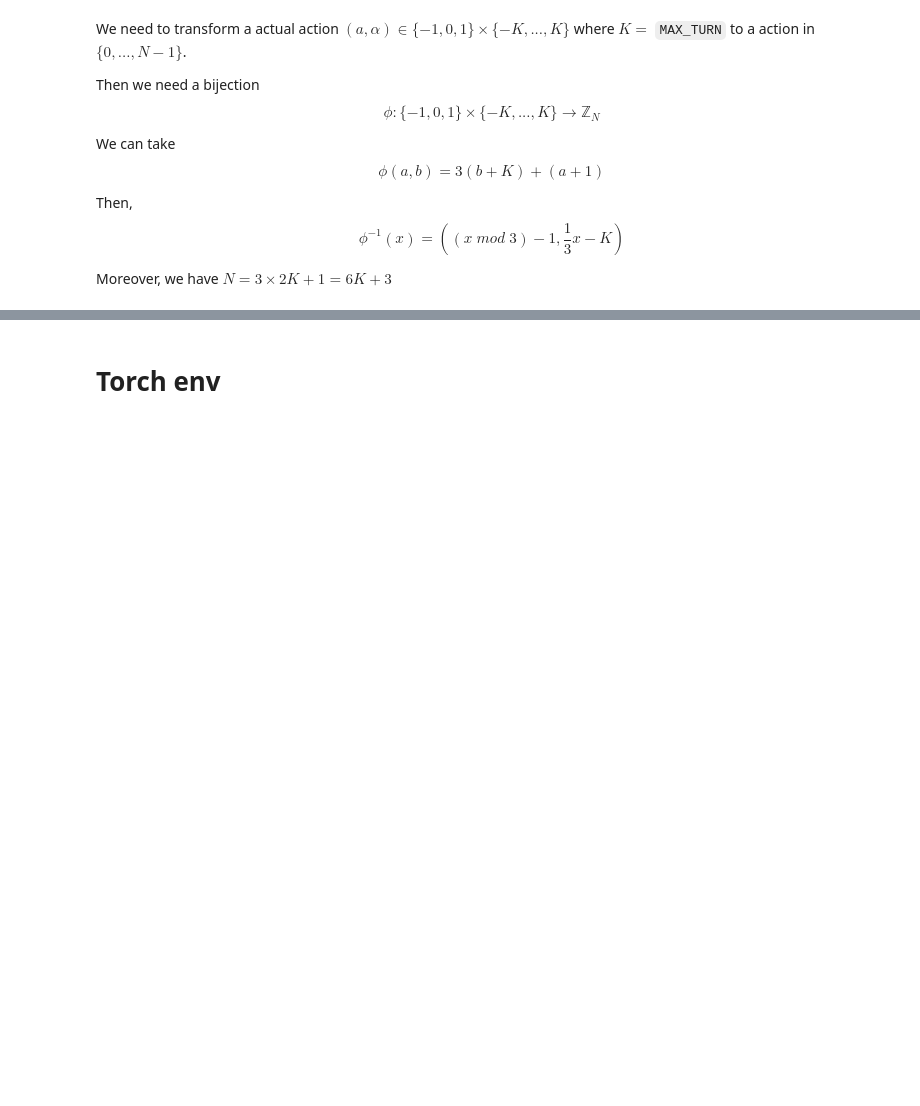
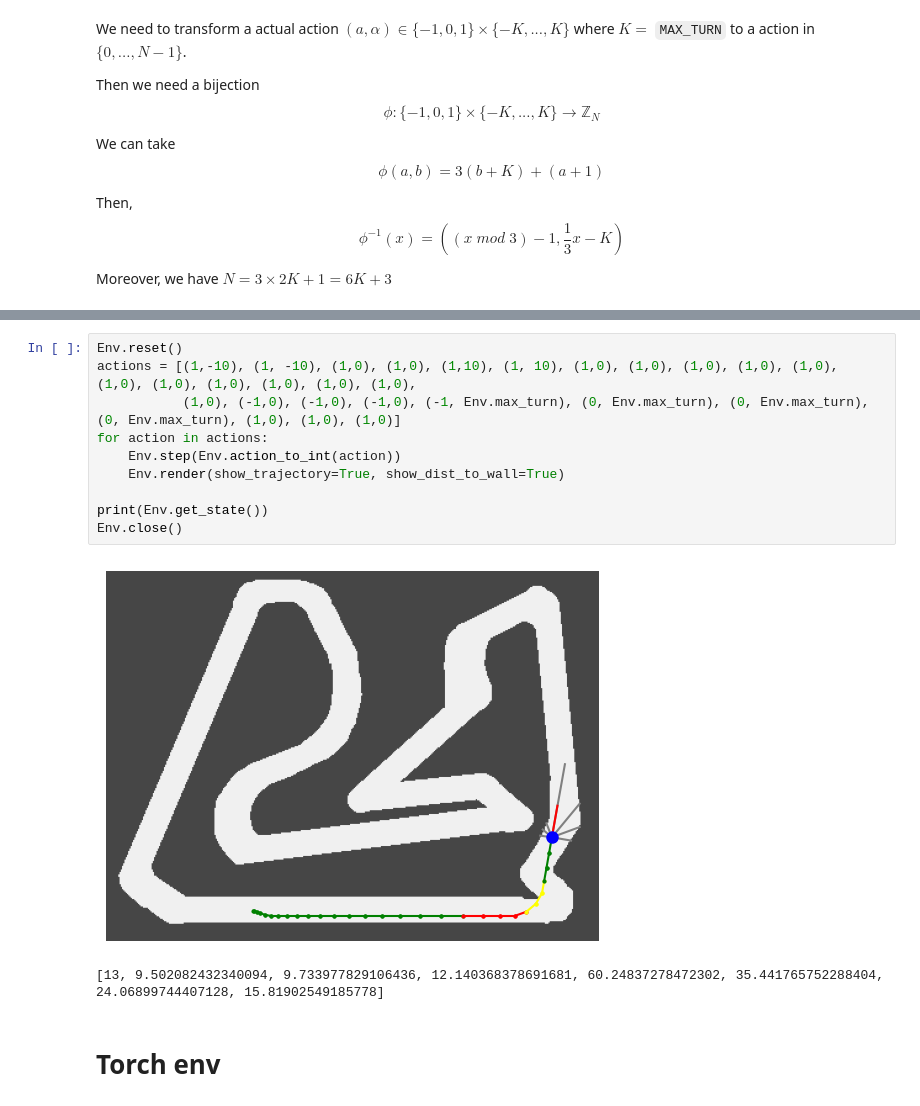
Before and after one commit to GeckSpy/EP-trajectory-optimisation, a Jupyter notebook: Environment/env_05.ipynb, the cells around one changed output, grey strips where cells are left out. Drawn from its saved outputs; the diff is of its cells as text; blank space fills up the shorter version.

```diff
--- a/Environment/env_05.ipynb
+++ b/Environment/env_05.ipynb
@@ -459,3 +480,16 @@ M.close()
+# %%
+Env.reset()
+actions = [(1,-10), (1, -10), (1,0), (1,0), (1,10), (1, 10), (1,0), (1,0), (1,0), (1,0), (1,0), (1,0), (1,0), (1,0), (1,0), (1,0), (1,0),
+           (1,0), (-1,0), (-1,0), (-1,0), (-1, Env.max_turn), (0, Env.max_turn), (0, Env.max_turn), (0, Env.max_turn), (1,0), (1,0), (1,0)]
+for action in actions:
+    Env.step(Env.action_to_int(action))
+    Env.render(show_trajectory=True, show_dist_to_wall=True)
+
+print(Env.get_state())
+Env.close()
+# %% [output]
+[figure, added]
+[13, 9.502082432340094, 9.733977829106436, 12.140368378691681, 60.24837278472302, 35.441765752288404, 24.06899744407128, 15.81902549185778]
 # %% [markdown]
 # Torch env
 # %%
```
Also changed, not shown: parts of 8 cells of this notebook.
